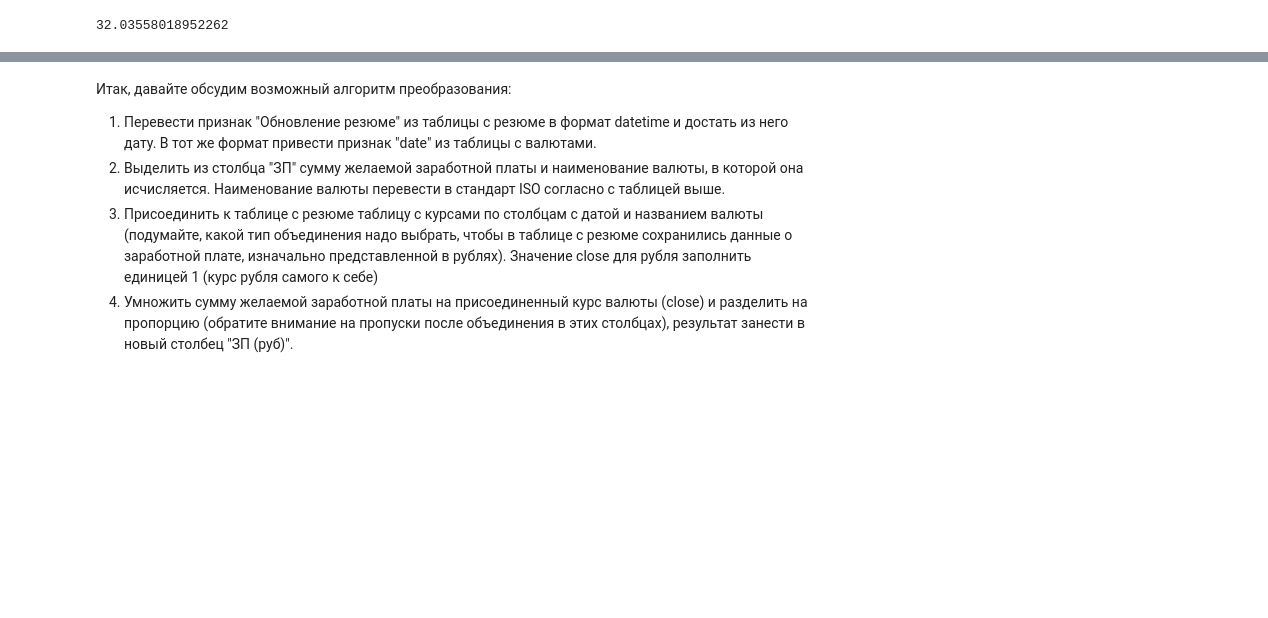
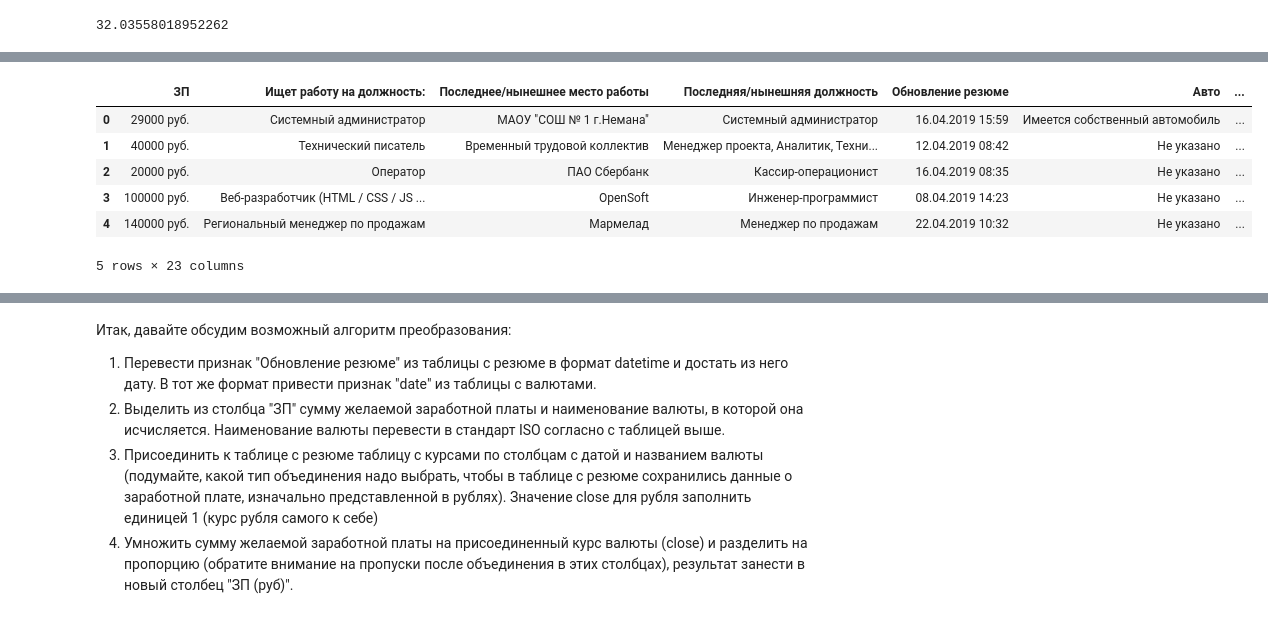
Before and after one commit to Karayushii/Skillfactory_DST, a Jupyter notebook: project_1/Ноутбук-шаблон Project 1.ipynb, the cells around one changed output, grey strips where cells are left out. Saved outputs shown, nothing was run; the diff lists cells and outputs as text; code cells hidden in the pictures; blank space fills up the shorter version.

```diff
--- a/project_1/Ноутбук-шаблон Project 1.ipynb
+++ b/project_1/Ноутбук-шаблон Project 1.ipynb
@@ -308,3 +342,16 @@ hh_df_4[(hh_df_4['Готовность к командировкам']==True) &
+# %%
+hh_df_5=hh_df_5.drop('Занятость',axis=1)
+hh_df_5=hh_df_5.drop('График',axis=1)
+hh_df = hh_df_5
+hh_df.head()
+# %% [output]
+|  | ЗП | Ищет работу на должность: | Последнее/нынешнее место работы | Последняя/нынешняя должность | Обновление резюме | Авто | ... |
+| 0 | 29000 руб. | Системный администратор | МАОУ "СОШ № 1 г.Немана" | Системный администратор | 16.04.2019 15:59 | Имеется собственный автомобиль | ... |
+| 1 | 40000 руб. | Технический писатель | Временный трудовой коллектив | Менеджер проекта, Аналитик, Техни... | 12.04.2019 08:42 | Не указано | ... |
+| 2 | 20000 руб. | Оператор | ПАО Сбербанк | Кассир-операционист | 16.04.2019 08:35 | Не указано | ... |
+| 3 | 100000 руб. | Веб-разработчик (HTML / CSS / JS ... | OpenSoft | Инженер-программист | 08.04.2019 14:23 | Не указано | ... |
+| 4 | 140000 руб. | Региональный менеджер по продажам | Мармелад | Менеджер по продажам | 22.04.2019 10:32 | Не указано | ... |
+5 rows × 23 columns
 # %% [markdown]
 6. (2 балла) Наконец, мы добрались до самого главного и самого важного - признака заработной платы **"ЗП"**.
 В чем наша беда? В том, что помимо желаемой заработной платы соискатель указывает валюту, в которой он бы хотел ее получать, например:
```
Also changed, not shown: parts of 9 cells of this notebook.
